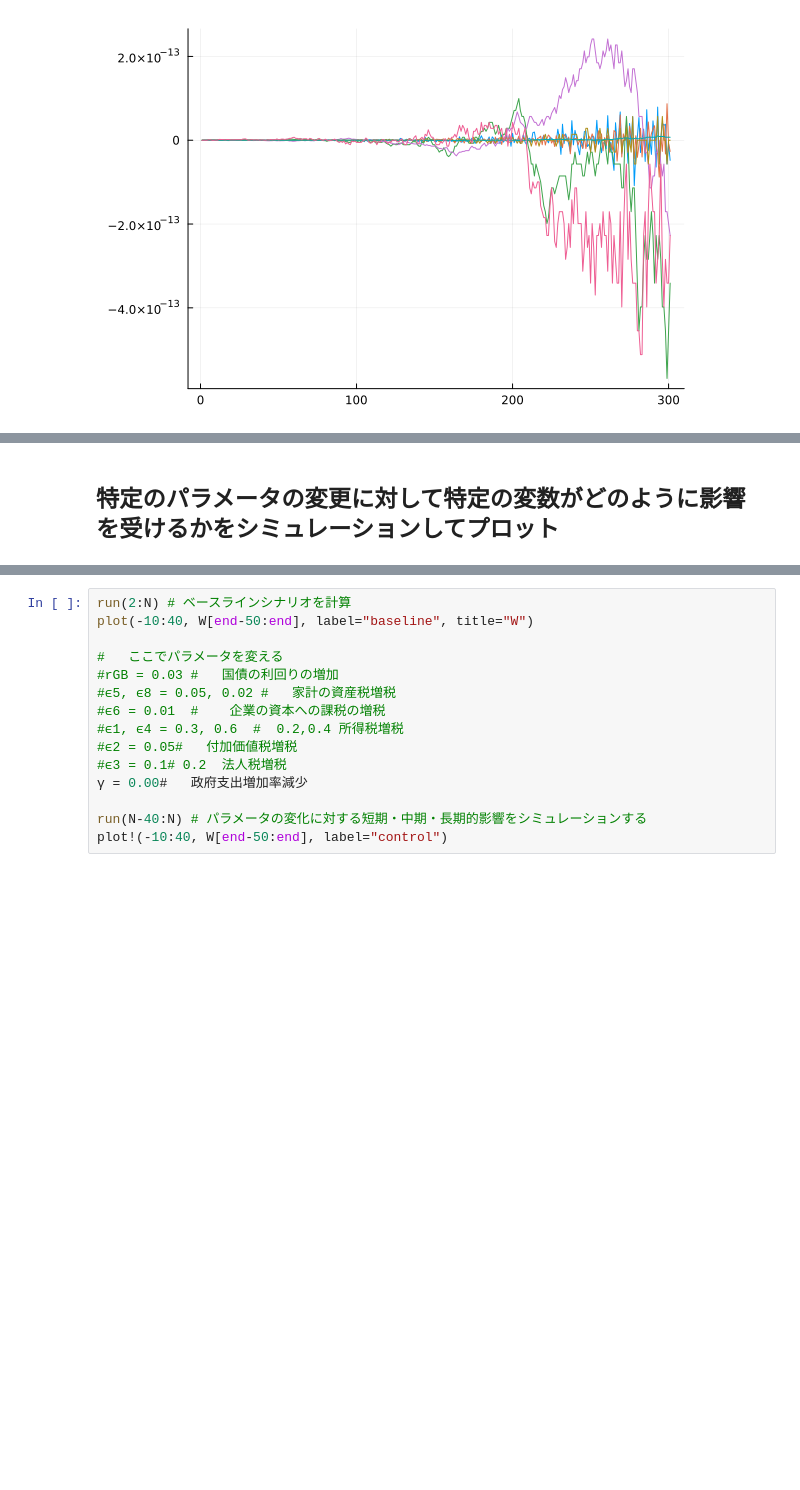
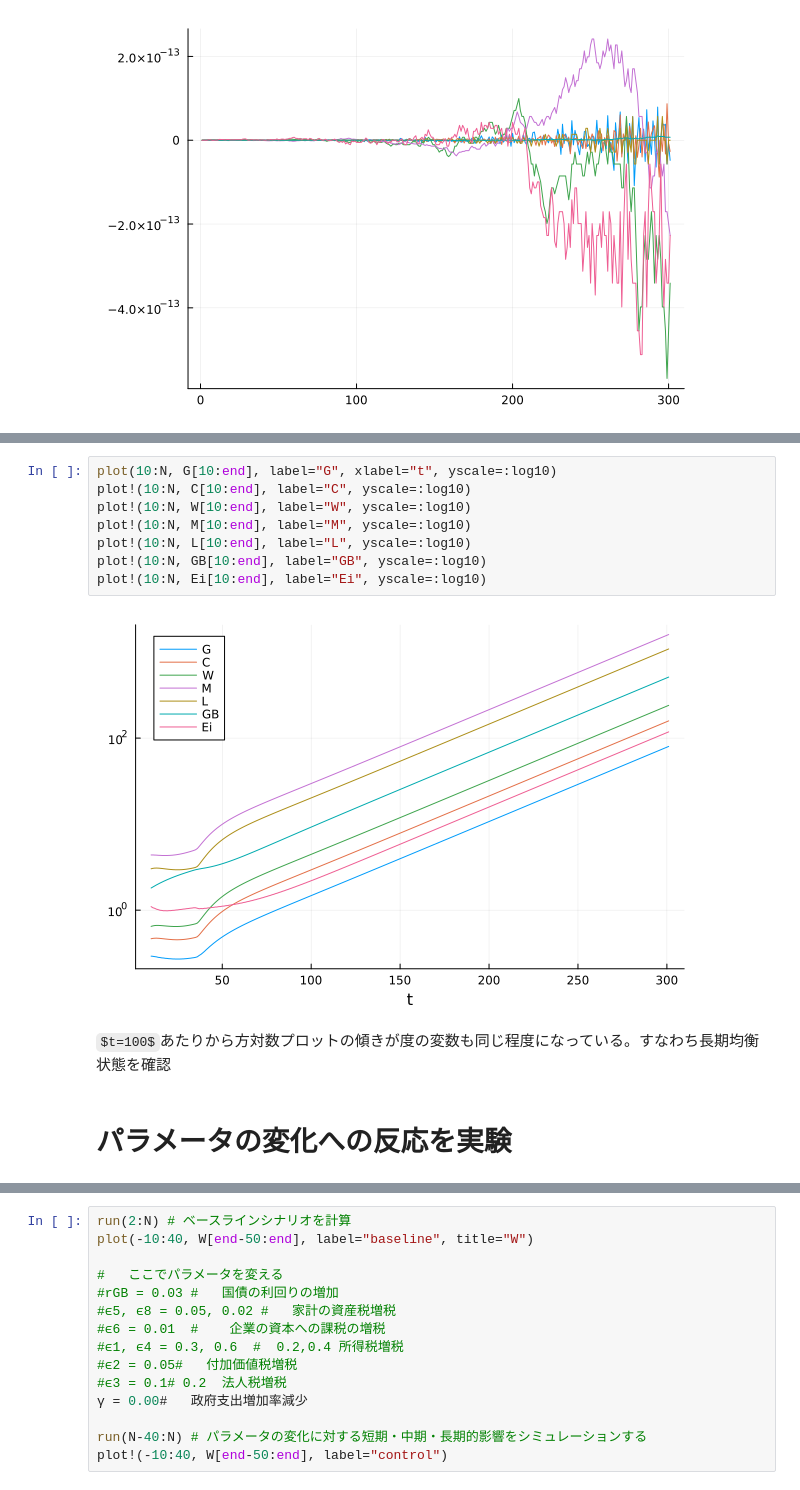
Before and after one commit to rokaboNatttsu/SFC_6, a Jupyter notebook: autogeneousGovExp.ipynb, the cells around one changed output, grey strips where cells are left out. Cells and saved outputs as stored; diff of their text form; some formulas as TeX source; blank space fills up the shorter version.

```diff
--- a/autogeneousGovExp.ipynb
+++ b/autogeneousGovExp.ipynb
@@ -446,2 +449,14 @@ plot!(1:N, NW-NWw-NWi-NWf-NWb-NWg, label=nothing)
+# %%
+plot(10:N, G[10:end], label="G", xlabel="t", yscale=:log10)
+plot!(10:N, C[10:end], label="C", yscale=:log10)
+plot!(10:N, W[10:end], label="W", yscale=:log10)
+plot!(10:N, M[10:end], label="M", yscale=:log10)
+plot!(10:N, L[10:end], label="L", yscale=:log10)
+plot!(10:N, GB[10:end], label="GB", yscale=:log10)
+plot!(10:N, Ei[10:end], label="Ei", yscale=:log10)
+# %% [output]
+[figure, added]
+# %% [markdown]
+$t=100$あたりから方対数プロットの傾きが度の変数も同じ程度になっている。すなわち長期均衡状態を確認
 # %% [markdown]
-## 特定のパラメータの変更に対して特定の変数がどのように影響を受けるかをシミュレーションしてプロット
+# パラメータの変化への反応を実験
```
Also changed, not shown: parts of 3 cells of this notebook, 1 other file.
